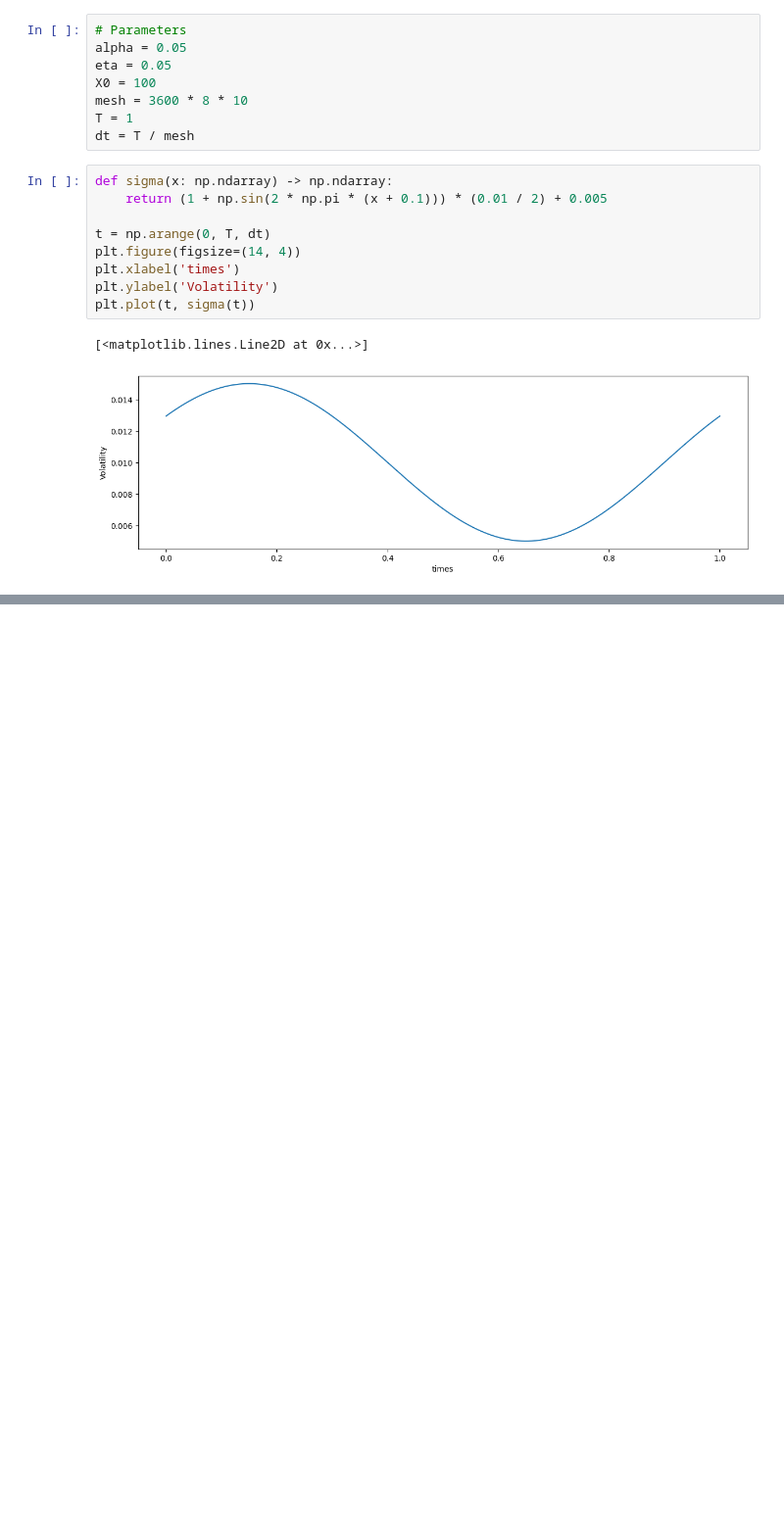
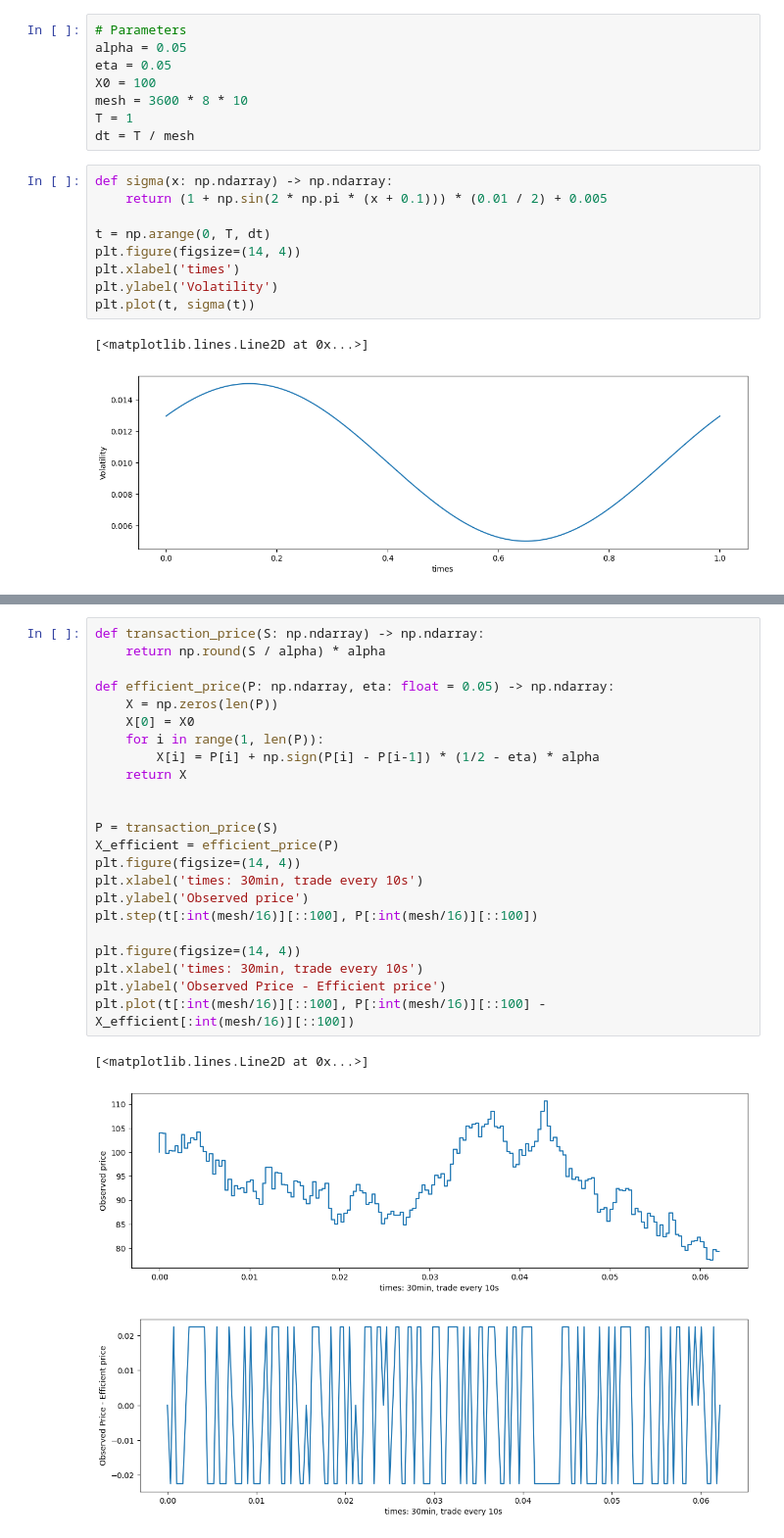
Before and after one commit to nicolassinott/HFT, a Jupyter notebook: Uncertainty_zones/model.ipynb, the cells around one changed output, grey strips where cells are left out. Shown at 98% size. Drawn from its saved outputs; the diff is of its cells as text; blank space fills up the shorter version.

```diff
--- a/Uncertainty_zones/model.ipynb
+++ b/Uncertainty_zones/model.ipynb
@@ -103,4 +103,31 @@ plt.plot(t[:int(mesh/16)], S[:int(mesh/16)])
 [<matplotlib.lines.Line2D at 0x...>]
 [figure]
 [figure]
+# %%
+def transaction_price(S: np.ndarray) -> np.ndarray:
+    return np.round(S / alpha) * alpha
+
+def efficient_price(P: np.ndarray, eta: float = 0.05) -> np.ndarray:
+    X = np.zeros(len(P))
+    X[0] = X0
+    for i in range(1, len(P)):
+        X[i] = P[i] + np.sign(P[i] - P[i-1]) * (1/2 - eta) * alpha
+    return X
+
+
+P = transaction_price(S)
+X_efficient = efficient_price(P)
+plt.figure(figsize=(14, 4))
+plt.xlabel('times: 30min, trade every 10s')
+plt.ylabel('Observed price')
+plt.step(t[:int(mesh/16)][::100], P[:int(mesh/16)][::100])
+
+plt.figure(figsize=(14, 4))
+plt.xlabel('times: 30min, trade every 10s')
+plt.ylabel('Observed Price - Efficient price')
+plt.plot(t[:int(mesh/16)][::100], P[:int(mesh/16)][::100] - X_efficient[:int(mesh/16)][::100])
+# %% [output]
+[<matplotlib.lines.Line2D at 0x...>]
+[figure, added]
+[figure, added]
 # %%
```
Also changed, not shown: parts of 2 cells of this notebook.
